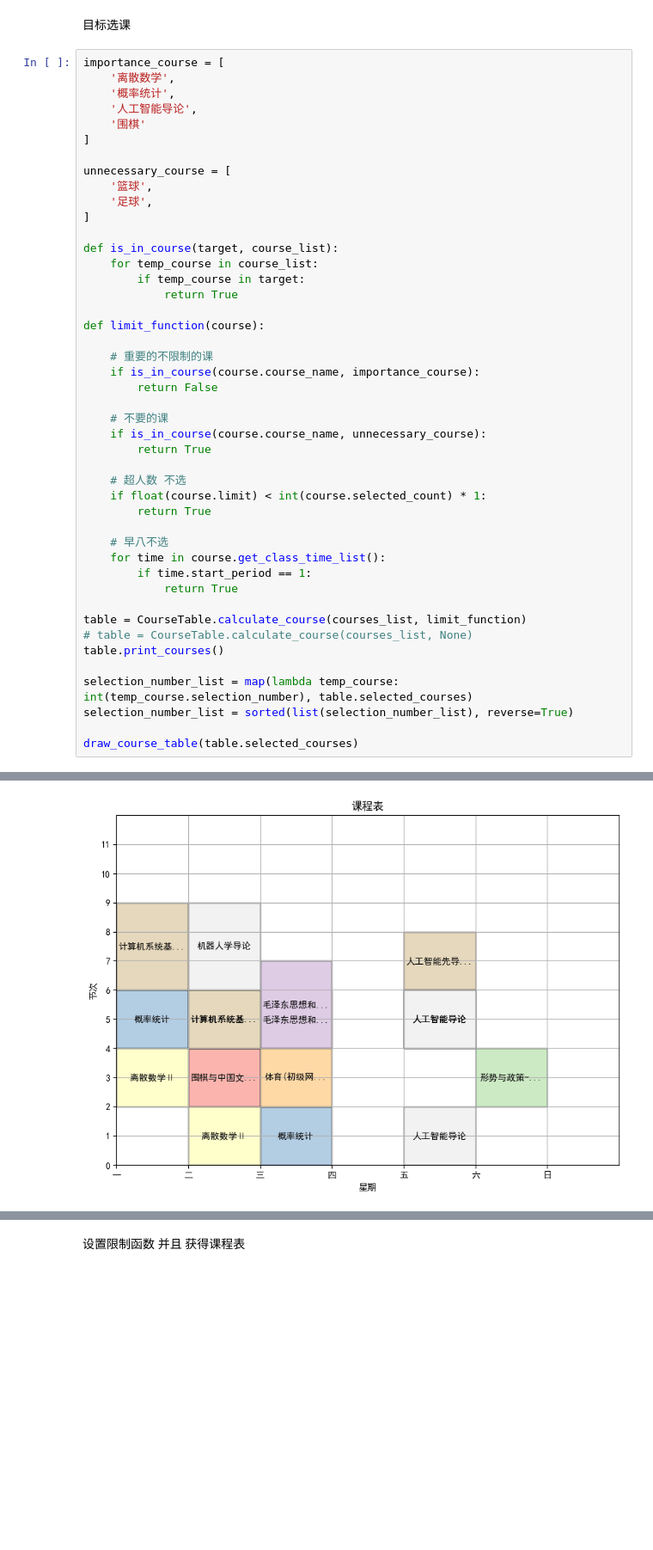
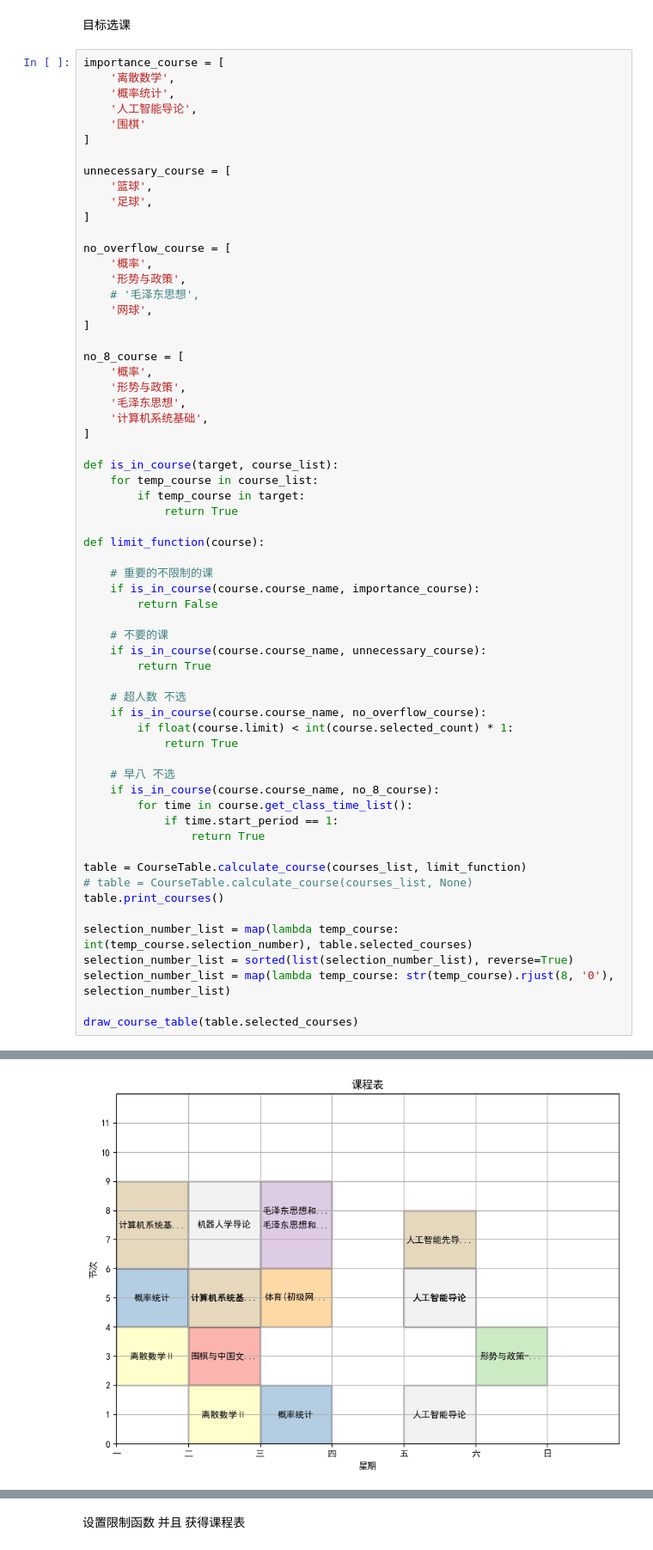
Before and after one commit to ClodLingxi/OucWebAPI, a Jupyter notebook: example_usage.ipynb, the cells around one changed output, grey strips where cells are left out. Shown at 86% size. Drawn from its saved outputs; the diff is of its cells as text; blank space fills up the shorter version.

Commit message:
Get course from selection number

```diff
--- a/example_usage.ipynb
+++ b/example_usage.ipynb
@@ -112,6 +112,20 @@ importance_course = [
 unnecessary_course = [
     '篮球',
     '足球',
+]
+
+no_overflow_course = [
+    '概率',
+    '形势与政策',
+    # '毛泽东思想',
+    '网球',
+]
+
+no_8_course = [
+    '概率',
+    '形势与政策',
+    '毛泽东思想',
+    '计算机系统基础',
 ]
 
 def is_in_course(target, course_list):
@@ -130,13 +144,15 @@ def limit_function(course):
         return True
 
     # 超人数 不选
-    if float(course.limit) < int(course.selected_count) * 1:
-        return True
+    if is_in_course(course.course_name, no_overflow_course):
+        if float(course.limit) < int(course.selected_count) * 1:
+            return True
 
-    # 早八不选
-    for time in course.get_class_time_list():
-        if time.start_period == 1:
-            return True
+    # 早八 不选
+    if is_in_course(course.course_name, no_8_course):
+        for time in course.get_class_time_list():
+            if time.start_period == 1:
+                return True
 
 table = CourseTable.calculate_course(courses_list, limit_function)
 # table = CourseTable.calculate_course(courses_list, None)
@@ -144,6 +160,7 @@ table.print_courses()
 
 selection_number_list = map(lambda temp_course: int(temp_course.selection_number), table.selected_courses)
 selection_number_list = sorted(list(selection_number_list), reverse=True)
+selection_number_list = map(lambda temp_course: str(temp_course).rjust(8, '0'), selection_number_list)
 
 draw_course_table(table.selected_courses)
 # %% [output]
@@ -161,7 +178,7 @@ draw_course_table(table.selected_courses)
 
 ... (13 lines left out)
 02003125 贺佩兰
 
 机器人学导论
 02003012 梁馨月
-[figure, old version]
+[figure, new version]
```
Also changed, not shown: parts of 4 cells of this notebook, 4 other files.
